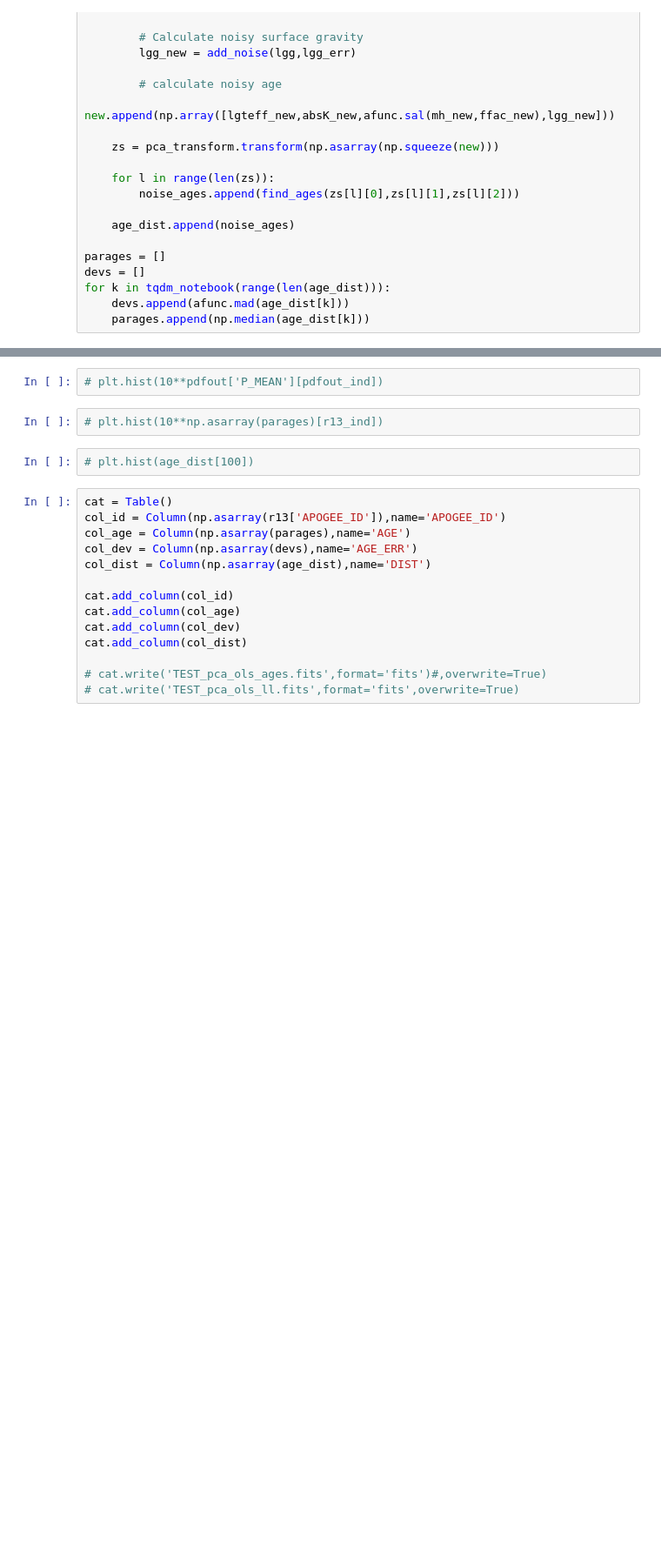
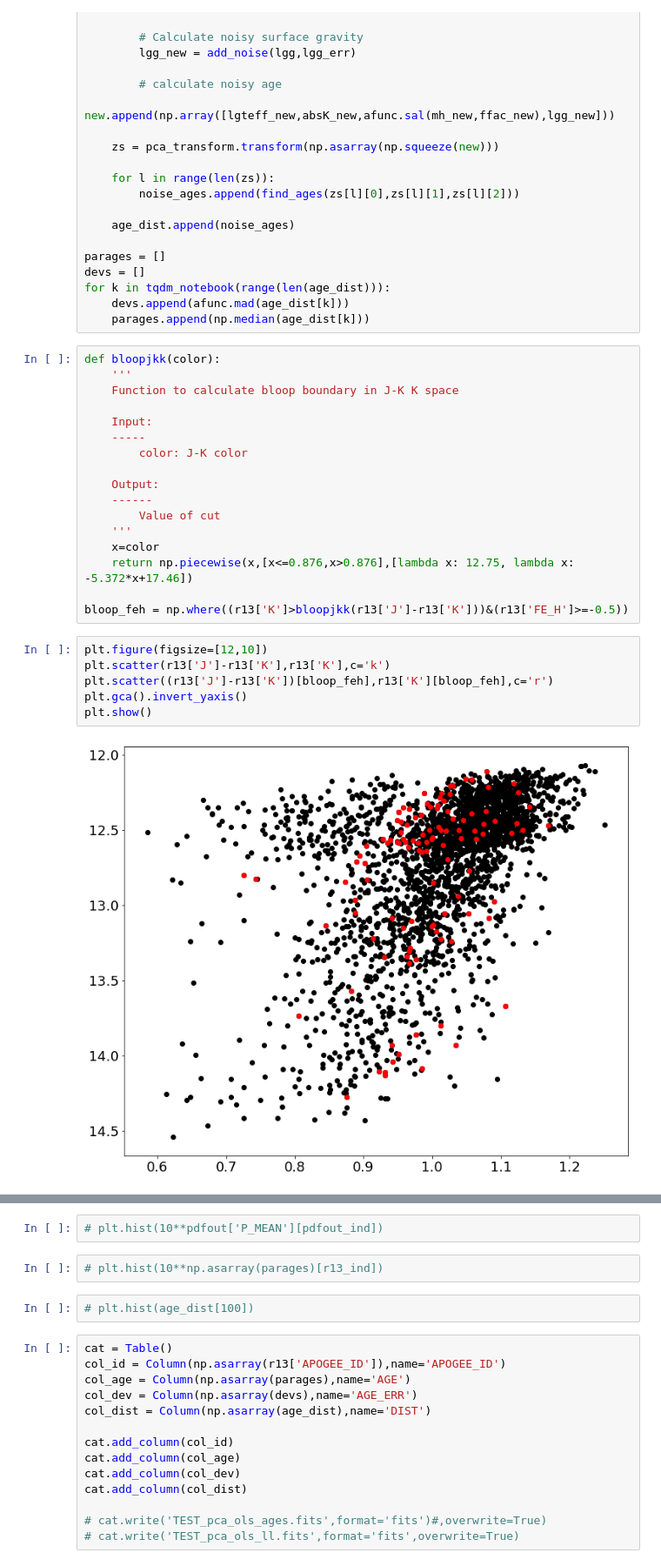
Before and after one commit to JoshuaPovick/Polynomial_LMC_Ages, a Jupyter notebook: Age.ipynb, the cells around one changed output, grey strips where cells are left out. Shown: that part at 87% size. Drawn from its saved outputs; the diff is of its cells as text; blank space fills up the shorter version.

```diff
--- a/Age.ipynb
+++ b/Age.ipynb
@@ -666,3 +715,28 @@ devs = []
 for k in tqdm_notebook(range(len(age_dist))):
     devs.append(afunc.mad(age_dist[k]))
     parages.append(np.median(age_dist[k]))
+# %%
+def bloopjkk(color):
+    '''
+    Function to calculate bloop boundary in J-K K space
+
+    Input:
+    -----
+        color: J-K color
+
+    Output:
+    ------
+        Value of cut
+    '''
+    x=color
+    return np.piecewise(x,[x<=0.876,x>0.876],[lambda x: 12.75, lambda x: -5.372*x+17.46])
+
+bloop_feh = np.where((r13['K']>bloopjkk(r13['J']-r13['K']))&(r13['FE_H']>=-0.5))
+# %%
+plt.figure(figsize=[12,10])
+plt.scatter(r13['J']-r13['K'],r13['K'],c='k')
+plt.scatter((r13['J']-r13['K'])[bloop_feh],r13['K'][bloop_feh],c='r')
+plt.gca().invert_yaxis()
+plt.show()
+# %% [output]
+[figure, added]
```
Also changed, not shown: parts of 17 cells of this notebook, 4 other files.
